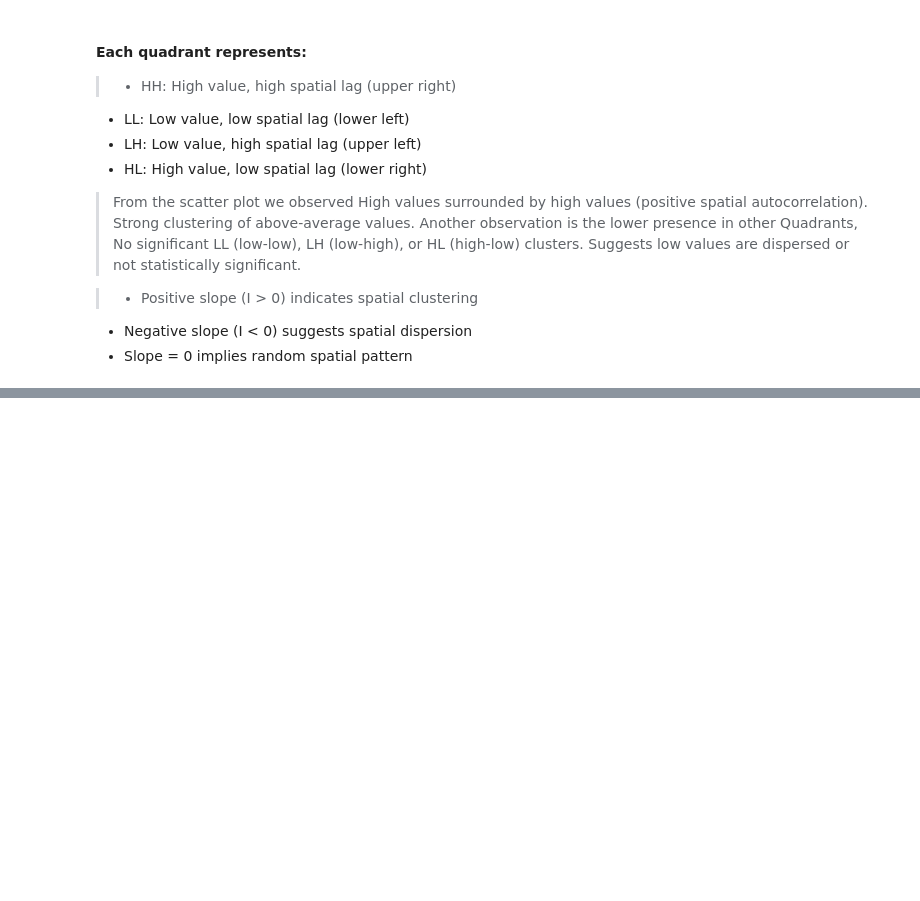
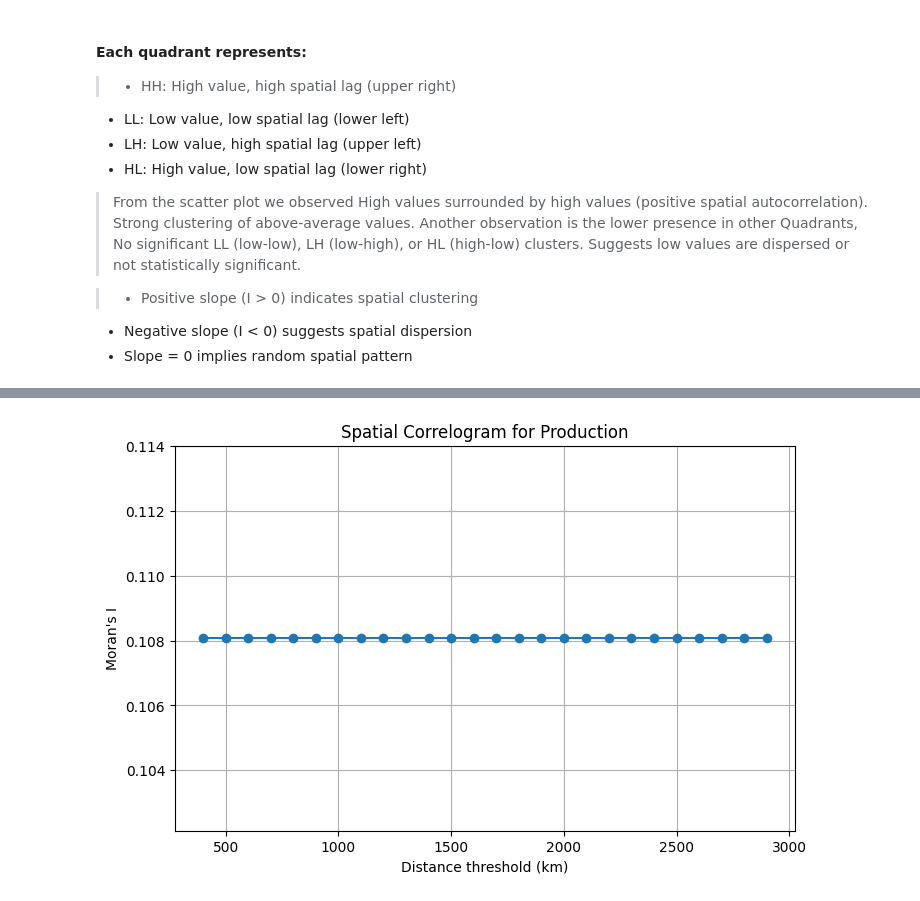
Before and after one commit to MLTesla/IndiaCropProductionEDA, a Jupyter notebook: Report.ipynb, the cells around one changed output, grey strips where cells are left out. Saved outputs shown, nothing was run; the diff lists cells and outputs as text; code cells hidden in the pictures; blank space fills up the shorter version.

```diff
--- a/Report.ipynb
+++ b/Report.ipynb
@@ -738,0 +833,34 @@ from esda.moran import Moran_Local
+# %%
+# Correlogram with moving Moran's I
+
+from libpysal.weights import DistanceBand
+
+
+# Define distance thresholds (in meters, adjust as needed)
+# thresholds = np.arange(10000, 100001, 10000)  # 10km to 100km in 10km steps
+thresholds = np.arange(400000, 3000000, 100000)  # 10km to 100km in 10km steps
+
+morans_i = []
+
+for thresh in thresholds:
+
+    # w_corr = Queen.from_dataframe(State_local,  silence_warnings=True)
+    # w_corr.transform = 'B'  # Binary weights
+    # mi = Moran(State_local['Production'], w_corr)
+    # morans_i.append(mi.I)
+
+    w_corr = DistanceBand(coords, threshold=thresh, binary=False, silence_warnings=True)
+    mi = Moran(State_local['Production'], w_corr)
+    morans_i.append(mi.I)
+
+# Plot correlogram
+plt.figure(figsize=(8,5))
+plt.plot(thresholds/1000, morans_i, marker='o')
+
+plt.xlabel('Distance threshold (km)')
+plt.ylabel("Moran's I")
+plt.title("Spatial Correlogram for Production")
+plt.grid(True)
+plt.show()
+# %% [output]
+[figure, added]
```
Also changed, not shown: parts of 11 cells of this notebook.
